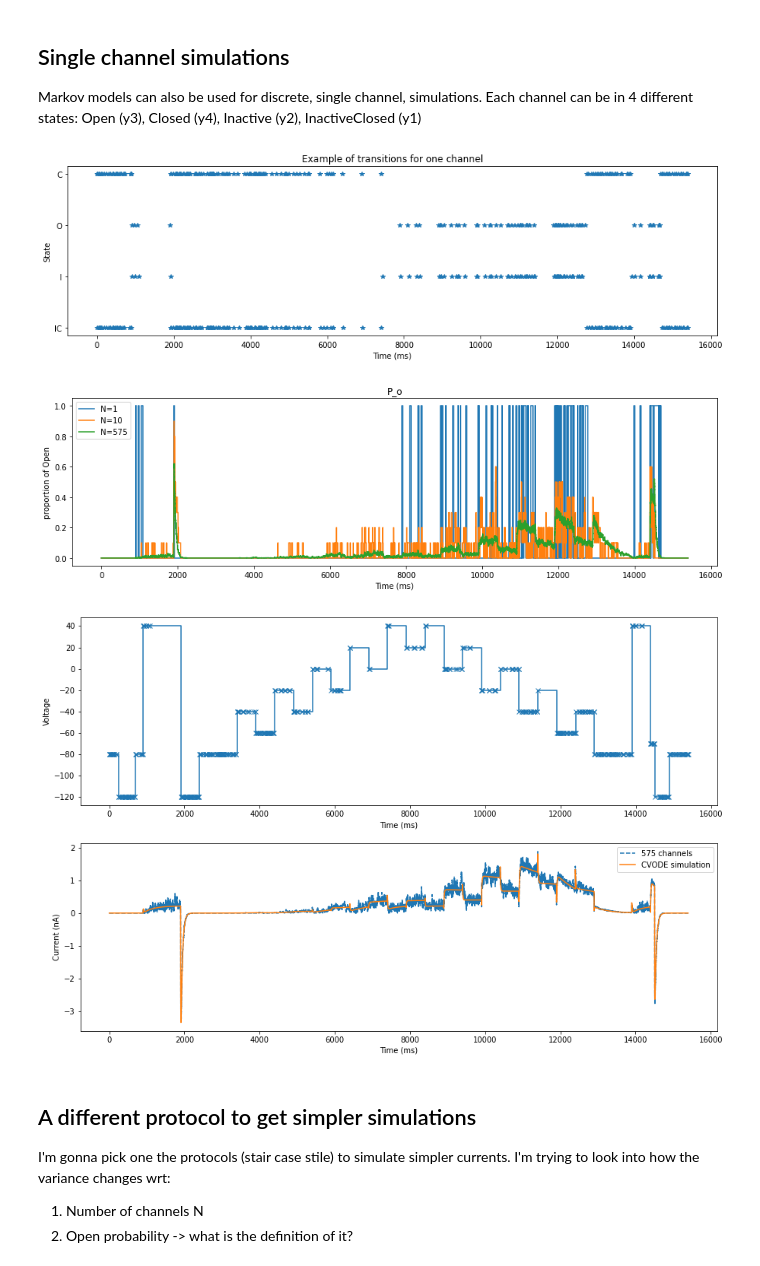
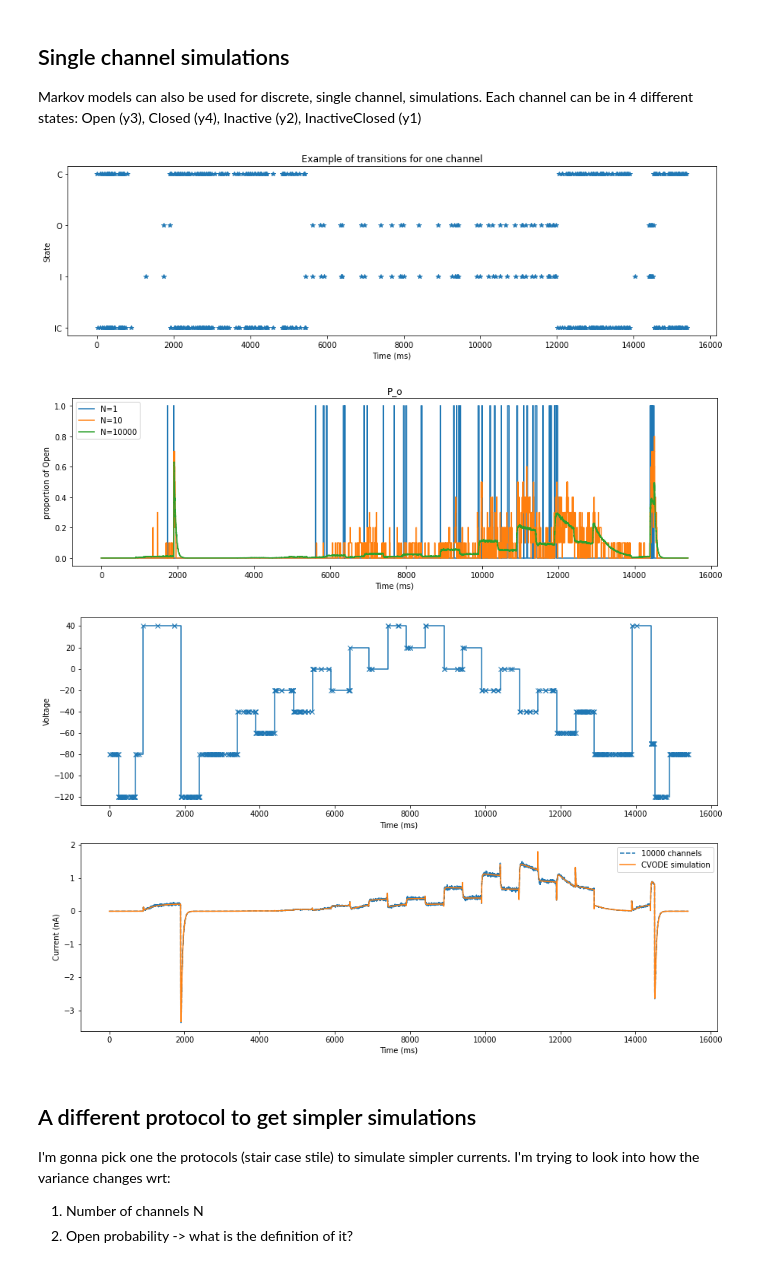
Before and after one commit to donajialej/Notes, a Jupyter notebook: from_myokit_tutorial/single_chanel_sim.ipynb, the cells around one changed output. Drawn from its saved outputs; the diff is of its cells as text; code cells hidden in the pictures.

```diff
--- a/from_myokit_tutorial/single_chanel_sim.ipynb
+++ b/from_myokit_tutorial/single_chanel_sim.ipynb
@@ -79,7 +79,7 @@ log = sim.run(tlog)
 sim = myokit.lib.markov.DiscreteSimulation(markov_model, protocol, nchannels=10)
 log_10 = sim.run(tlog)
 # N= 10
-Nchannels=575
+Nchannels=10000
 sim = myokit.lib.markov.DiscreteSimulation(markov_model, protocol, nchannels = Nchannels)
 log_N = sim.run(tlog)
 
@@ -101,36 +101,36 @@ plt.plot(log.time(),np.array(log['ikr.y3']), drawstyle='steps-post', label='N=1'
 plt.plot(log_10.time(),np.array(log_10['ikr.y3'])/10, drawstyle='steps-post', label='N=10')
 plt.plot(log_N.time(),np.array(log_N['ikr.y3'])/Nchannels, drawstyle='steps-post', label='N=' +str(Nchannels))
 plt.xlabel('Time (ms)')
 plt.ylabel('proportion of Open')
 plt.legend()
 
 # Next figure
 # Create a figure
 plt.figure(figsize=(15,10))
 plt.subplot(2, 1, 1)
 plt.plot(log.time(), log['membrane.V'], 'x-', drawstyle='steps-post')
 plt.xlabel('Time (ms)')
 plt.ylabel('Voltage')
 
 # Mean current
 plt.subplot(2, 1, 2)
 #plt.plot(log.time(), log['ikr.IKr'],'--', drawstyle='steps-post', label='1 channel')
 #plt.plot(log_10.time(), log_10['ikr.IKr'],'--', drawstyle='steps-post', label='10 channels')
 plt.plot(log_N.time(), log_N['ikr.IKr'],'--', drawstyle='steps-post', label=str(Nchannels)+' channels')
 plt.plot(times, hh_log['ikr.IKr'], '-', label='CVODE simulation')
 plt.xlabel('Time (ms)')
 plt.ylabel('Current (nA)')
 plt.legend()
 
 
 
 
 
 plt.show()
 # %% [output]
-[figure, old version]
+[figure, new version]
-[figure, old version]
+[figure, new version]
-[figure, old version]
+[figure, new version]
 # %% [markdown]
 ## A different protocol to get simpler simulations
 
```
